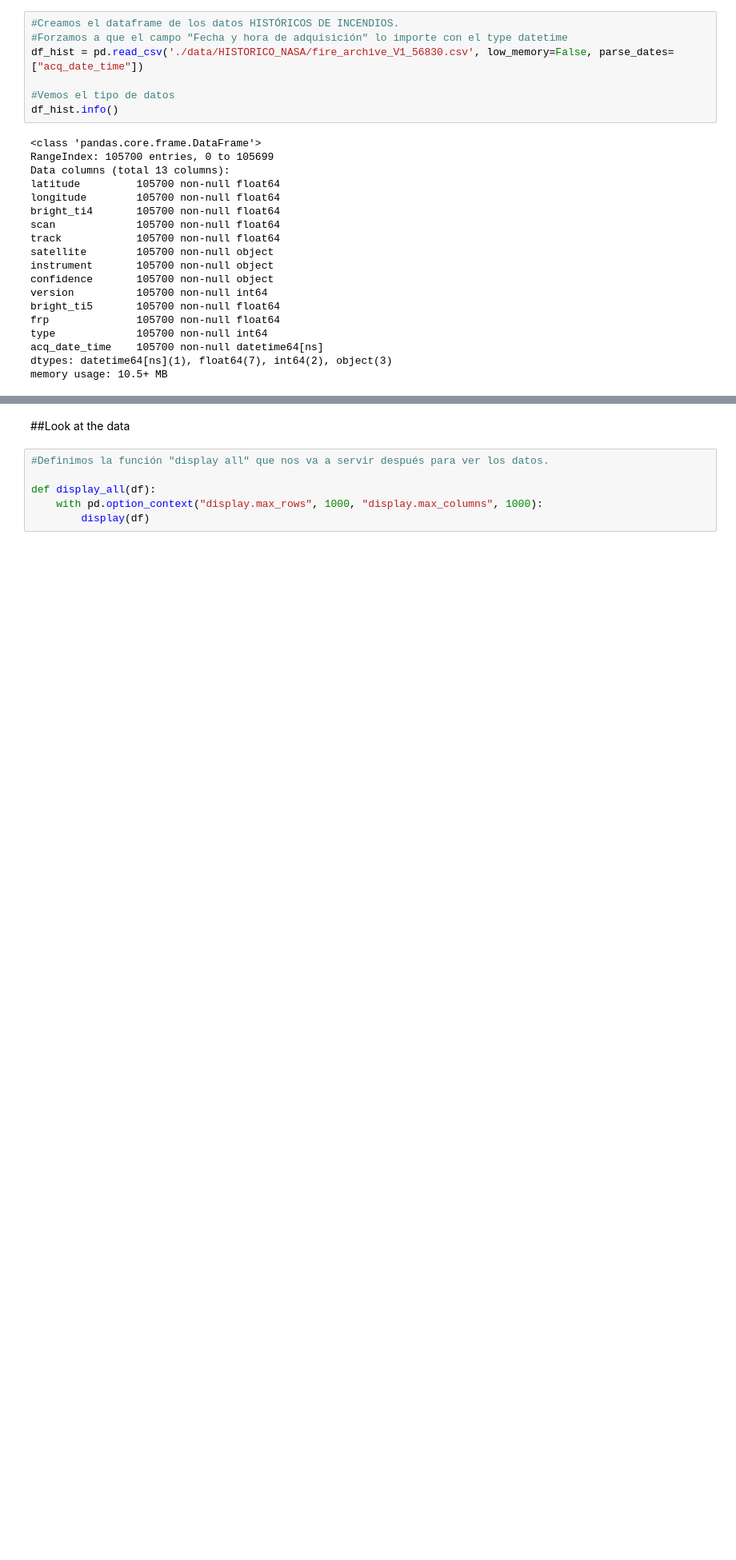
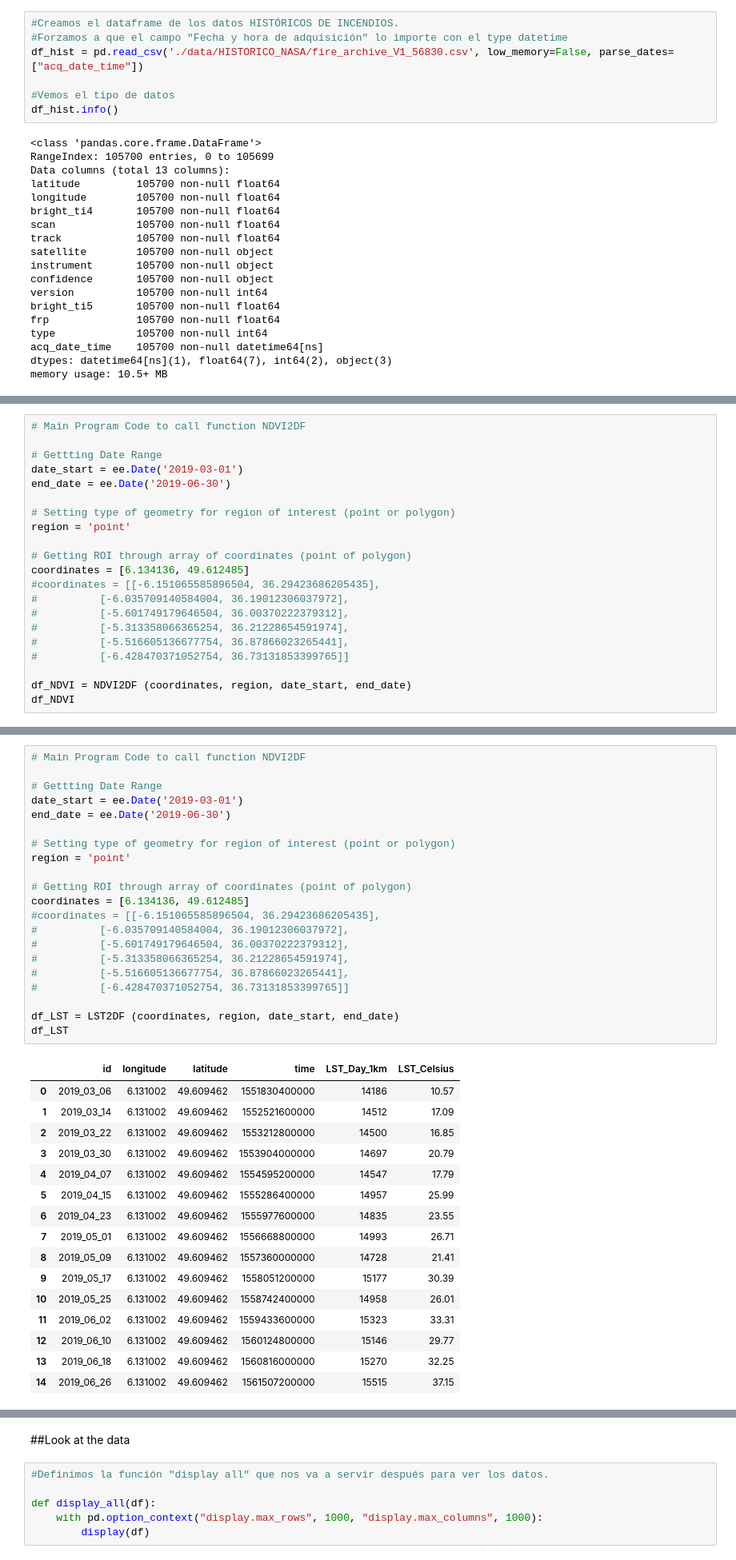
Before and after one commit to MaribelLuque/SaturdaysAI, a Jupyter notebook: Borrador_Proyecto_incendios.ipynb, the cells around one changed output, grey strips where cells are left out. Shown at 80% size. Cells and saved outputs as stored; diff of their text form; blank space fills up the shorter version.

```diff
--- a/Borrador_Proyecto_incendios.ipynb
+++ b/Borrador_Proyecto_incendios.ipynb
@@ -197,0 +262,21 @@ memory usage: 868.3+ KB
+# %%
+# Main Program Code to call function NDVI2DF
+
+# Gettting Date Range
+date_start = ee.Date('2019-03-01')
+end_date = ee.Date('2019-06-30')
+
+# Setting type of geometry for region of interest (point or polygon)
+region = 'point'
+
+# Getting ROI through array of coordinates (point of polygon)
+coordinates = [6.134136, 49.612485]
+#coordinates = [[-6.151065585896504, 36.29423686205435],
+#          [-6.035709140584004, 36.19012306037972],
+#          [-5.601749179646504, 36.00370222379312],
+#          [-5.313358066365254, 36.21228654591974],
+#          [-5.516605136677754, 36.87866023265441],
+#          [-6.428470371052754, 36.73131853399765]]
+
+df_NDVI = NDVI2DF (coordinates, region, date_start, end_date)
+df_NDVI
@@ -197,0 +312,38 @@ memory usage: 868.3+ KB
+# %%
+# Main Program Code to call function NDVI2DF
+
+# Gettting Date Range
+date_start = ee.Date('2019-03-01')
+end_date = ee.Date('2019-06-30')
+
+# Setting type of geometry for region of interest (point or polygon)
+region = 'point'
+
+# Getting ROI through array of coordinates (point of polygon)
+coordinates = [6.134136, 49.612485]
+#coordinates = [[-6.151065585896504, 36.29423686205435],
+#          [-6.035709140584004, 36.19012306037972],
+#          [-5.601749179646504, 36.00370222379312],
+#          [-5.313358066365254, 36.21228654591974],
+#          [-5.516605136677754, 36.87866023265441],
+#          [-6.428470371052754, 36.73131853399765]]
+
+df_LST = LST2DF (coordinates, region, date_start, end_date)
+df_LST
+# %% [output]
+|  | id | longitude | latitude | time | LST_Day_1km | LST_Celsius |
+| 0 | 2019_03_06 | 6.131002 | 49.609462 | 1551830400000 | 14186 | 10.57 |
+| 1 | 2019_03_14 | 6.131002 | 49.609462 | 1552521600000 | 14512 | 17.09 |
+| 2 | 2019_03_22 | 6.131002 | 49.609462 | 1553212800000 | 14500 | 16.85 |
+| 3 | 2019_03_30 | 6.131002 | 49.609462 | 1553904000000 | 14697 | 20.79 |
+| 4 | 2019_04_07 | 6.131002 | 49.609462 | 1554595200000 | 14547 | 17.79 |
+| 5 | 2019_04_15 | 6.131002 | 49.609462 | 1555286400000 | 14957 | 25.99 |
+| 6 | 2019_04_23 | 6.131002 | 49.609462 | 1555977600000 | 14835 | 23.55 |
+| 7 | 2019_05_01 | 6.131002 | 49.609462 | 1556668800000 | 14993 | 26.71 |
+| 8 | 2019_05_09 | 6.131002 | 49.609462 | 1557360000000 | 14728 | 21.41 |
+| 9 | 2019_05_17 | 6.131002 | 49.609462 | 1558051200000 | 15177 | 30.39 |
+| 10 | 2019_05_25 | 6.131002 | 49.609462 | 1558742400000 | 14958 | 26.01 |
+| 11 | 2019_06_02 | 6.131002 | 49.609462 | 1559433600000 | 15323 | 33.31 |
+| 12 | 2019_06_10 | 6.131002 | 49.609462 | 1560124800000 | 15146 | 29.77 |
+| 13 | 2019_06_18 | 6.131002 | 49.609462 | 1560816000000 | 15270 | 32.25 |
+| 14 | 2019_06_26 | 6.131002 | 49.609462 | 1561507200000 | 15515 | 37.15 |
```
Also changed, not shown: parts of 21 cells of this notebook.
